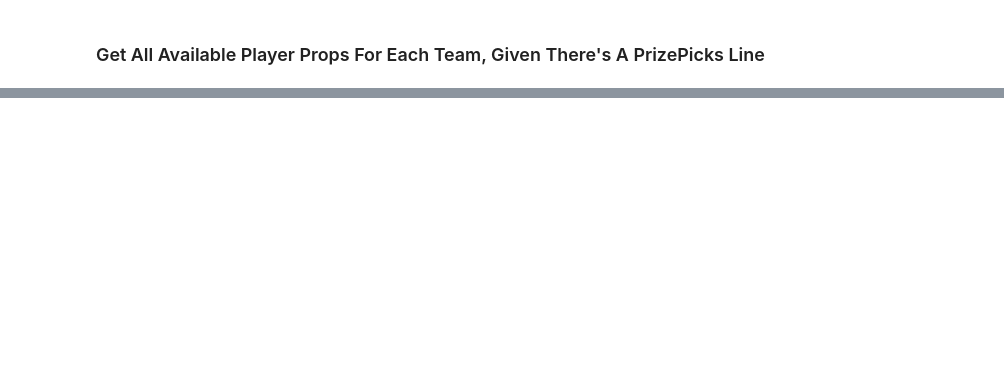
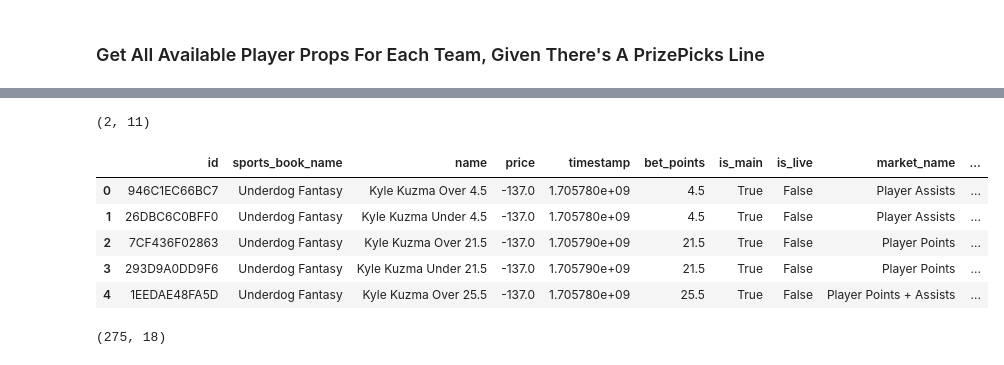
Before and after one commit to nate2427/OddsJam-Sports-Betting-Strategies, a Jupyter notebook: betting.ipynb, the cells around one changed output, grey strips where cells are left out. Drawn from its saved outputs; the diff is of its cells as text; code cells hidden in the pictures; blank space fills up the shorter version.

```diff
--- a/betting.ipynb
+++ b/betting.ipynb
@@ -212,2 +220,34 @@ get_players_from_specific_team(segmented_sessions[0].loc[0, 'away_team_id'])
 # %% [markdown]
 ### Get All Available Player Props For Each Team, Given There's A PrizePicks Line
+# %%
+def get_player_odds(player_id: str, sportsbook: list, league="nba", sport="basketball") -> pd.DataFrame:
+    # Define the endpoint URL
+    end_point = 'https://api-external.oddsjam.com/api/v2/game-odds'
+
+    # Set up the headers with the API key
+    headers = {
+        'Content-Type': 'application/json'
+    }
+    # Set up the parameters with the team_id
+    params = {
+        'player_id': player_id,
+        "sportsbook": sportsbook,
+        # "league": league,
+        # "sport": sport,
+        'key': ODDSJAM_API_KEY
+    }
+
+    # Make the GET request to the API
+    response = requests.get(end_point, headers=headers, params=params)
+
+    # Check if the request was successful
+    if response.status_code == 200:
+        # Convert the JSON response to a DataFrame
+        data = response.json()["data"]
+        print(response.json())
+        df = pd.DataFrame(data)
+        return df
+    else:
+        print(f"Error: {response.reason}")
+        print(response)
+        return pd.DataFrame()
@@ -213,0 +256,2 @@ get_players_from_specific_team(segmented_sessions[0].loc[0, 'away_team_id'])
+# %%
+odds = get_player_odds("2F80F21FE649", ["PrizePicks", "Underdog Fantasy", "Pinnacle", "FanDuel", "Draftkings", "BetMGM"])
@@ -213,0 +260,18 @@ get_players_from_specific_team(segmented_sessions[0].loc[0, 'away_team_id'])
+# %%
+odds.shape
+# %% [output]
+(2, 11)
+# %%
+books = odds.iloc[1].odds
+# %%
+books_df = pd.DataFrame(books)
+display(books_df.head())
+print(books_df.shape)
+# %% [output]
+|  | id | sports_book_name | name | price | timestamp | bet_points | is_main | is_live | market_name | ... |
+| 0 | 946C1EC66BC7 | Underdog Fantasy | Kyle Kuzma Over 4.5 | -137.0 | 1.705780e+09 | 4.5 | True | False | Player Assists | ... |
+| 1 | 26DBC6C0BFF0 | Underdog Fantasy | Kyle Kuzma Under 4.5 | -137.0 | 1.705780e+09 | 4.5 | True | False | Player Assists | ... |
+| 2 | 7CF436F02863 | Underdog Fantasy | Kyle Kuzma Over 21.5 | -137.0 | 1.705790e+09 | 21.5 | True | False | Player Points | ... |
+| 3 | 293D9A0DD9F6 | Underdog Fantasy | Kyle Kuzma Under 21.5 | -137.0 | 1.705790e+09 | 21.5 | True | False | Player Points | ... |
+| 4 | 1EEDAE48FA5D | Underdog Fantasy | Kyle Kuzma Over 25.5 | -137.0 | 1.705780e+09 | 25.5 | True | False | Player Points + Assists | ... |
+(275, 18)
```
Also changed, not shown: parts of 8 cells of this notebook.
